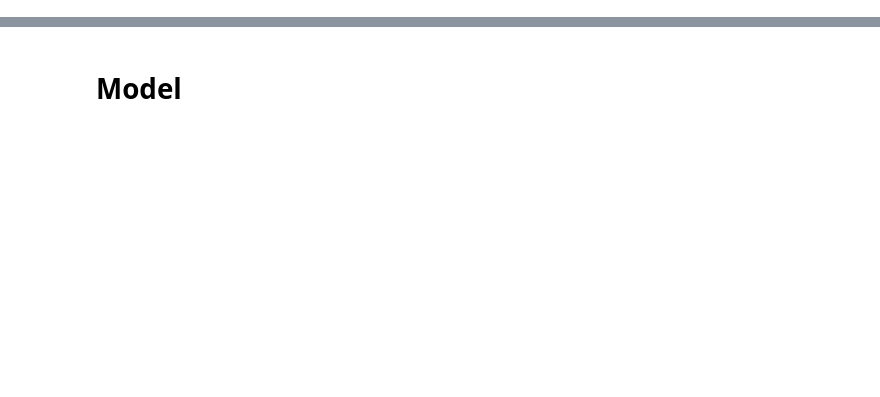
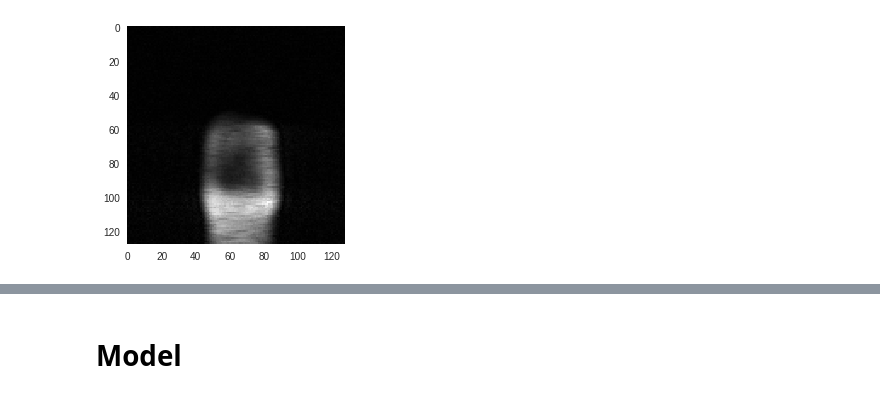
Before and after one commit to alexwal/cs230-project, a Jupyter notebook: MRI_reconstruction_example/train_automap_model_on_fastmri_dataset.ipynb, the cells around one changed output, grey strips where cells are left out. Saved outputs shown, nothing was run; the diff lists cells and outputs as text; code cells hidden in the pictures; blank space fills up the shorter version.

Commit message:
start train

```diff
--- a/MRI_reconstruction_example/train_automap_model_on_fastmri_dataset.ipynb
+++ b/MRI_reconstruction_example/train_automap_model_on_fastmri_dataset.ipynb
@@ -44,5 +42,4 @@ tf.debugging.set_log_device_placement(False)
 # %%
-# Location of .h5 files
-raw_data_locations = ['/home/ubuntu/cs230/data/fastmri/raw/singlecoil_test/*.h5']
-test_tfrecord_directory = '/home/ubuntu/cs230/data/fastmri/tfrecords/singlecoil_test'
-tfrecord_locations = '/home/ubuntu/cs230/data/fastmri/tfrecords/singlecoil_test/*.tfrecord'
+dev_locations = '/home/ubuntu/cs230/data/fastmri/tfrecords/singlecoil_dev/*.tfrecord'
+test_locations = '/home/ubuntu/cs230/data/fastmri/tfrecords/singlecoil_test/*.tfrecord'
+train_locations = '/home/ubuntu/cs230/data/fastmri/tfrecords/singlecoil_train/*.tfrecord'
@@ -135,0 +46,26 @@ Loading dataset... Shuffle items? True. Shuffle buffer: 1
+# %%
+# Use tf.data.Datasets to preprocess and iterate data efficiently
+
+dev_dataset = utils.fastmri.load_dataset(dev_locations,
+                                         batch_size=32,
+                                         shuffle_buffer_size=1,
+                                         load_original_reconstruction=False,
+                                         include_all_parsed_features=False,
+                                         ignore_errors=True,
+                                         perform_data_augmentation=False)
+
+test_dataset = utils.fastmri.load_dataset(test_locations,
+                                          batch_size=32,
+                                          shuffle_buffer_size=1,
+                                          load_original_reconstruction=False,
+                                          include_all_parsed_features=False,
+                                          ignore_errors=True,
+                                          perform_data_augmentation=False)
+
+train_dataset = utils.fastmri.load_dataset(train_locations,
+                                           batch_size=32,
+                                           shuffle_buffer_size=1024,
+                                           load_original_reconstruction=False,
+                                           include_all_parsed_features=False,
+                                           ignore_errors=True,
+                                           perform_data_augmentation=False)
@@ -180,0 +89,9 @@ TensorShape([2, 128, 128, 2])
+# %%
+fft, target_image = first_test_batch[0][0].numpy().squeeze(), first_test_batch[1][0].numpy().squeeze()
+fft = utils.fastmri._combine_two_channels_of_complex_tensor(fft).numpy()
+
+# Compute image from input `fft`
+image_from_fft = tf.abs(utils.signal_processing.tf_ifft2d(fft)).numpy().squeeze()
+
+# Compare target image to reconstruction from input `fft`
+np.allclose(image_from_fft, target_image, atol=1e-6), utils.signal_processing.mean_square_error(image_from_fft, target_image)
@@ -180,0 +104,4 @@ TensorShape([2, 128, 128, 2])
+# %%
+utils.plot.imshowgray(target_image)
+# %% [output]
+[figure, added]
```
Also changed, not shown: parts of 32 cells of this notebook.
